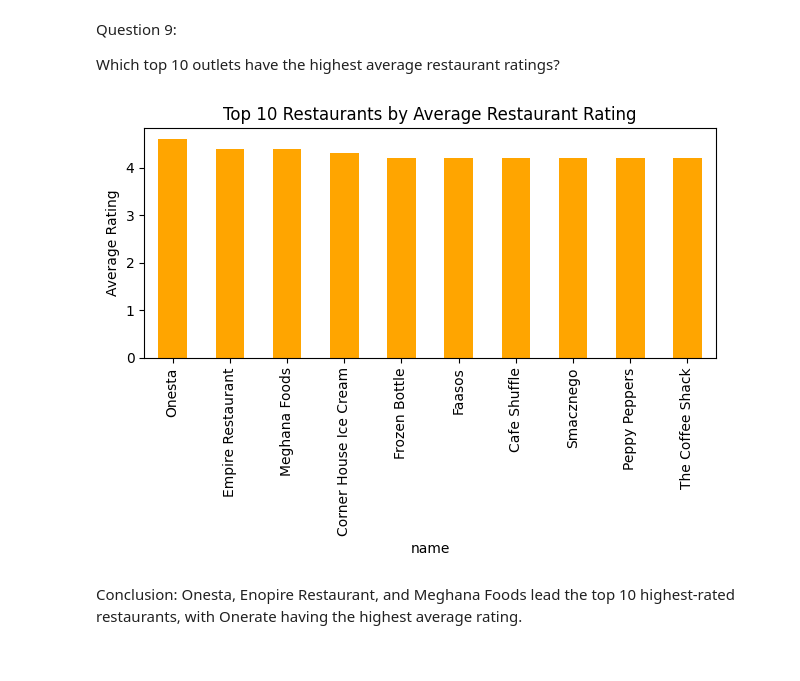
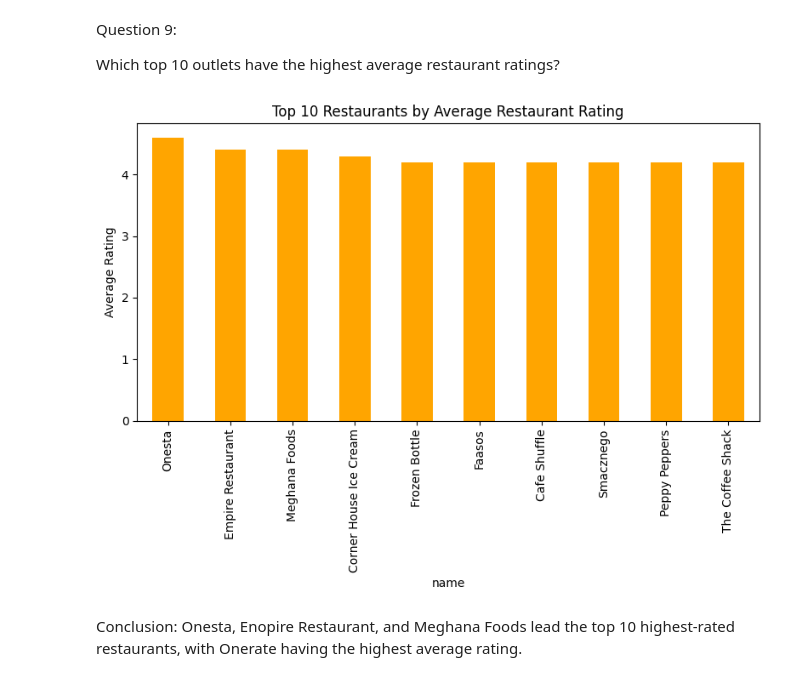
Before and after one commit to Vanshaj14Mohan/Zomata-Data-Analysis, a Jupyter notebook: Files/main.ipynb, the cells around one changed output. Cells and saved outputs as stored; diff of their text form; code cells hidden in the pictures.

```diff
--- a/Files/main.ipynb
+++ b/Files/main.ipynb
@@ -231,15 +232,16 @@ Question 9:
 
 Which top 10 outlets have the highest average restaurant ratings?
 # %%
+plt.figure(figsize=(8, 6))
 avg_ratings_by_name = df.groupby('name')['rate'].mean().sort_values(ascending=False).head(10)
 avg_ratings_by_name.plot(kind='bar', color='orange')
 plt.ylabel("Average Rating")
 plt.title("Top 10 Restaurants by Average Restaurant Rating")
 plt.xticks(rotation=90)
 plt.tight_layout()
 plt.show()
 # %% [output]
-[figure, old version]
+[figure, new version]
 # %% [markdown]
 Conclusion: Onesta, Enopire Restaurant, and Meghana Foods lead the top 10 highest-rated restaurants, with Onerate having the highest average rating.
 # %% [markdown]
```
Also changed, not shown: parts of 2 cells of this notebook.
